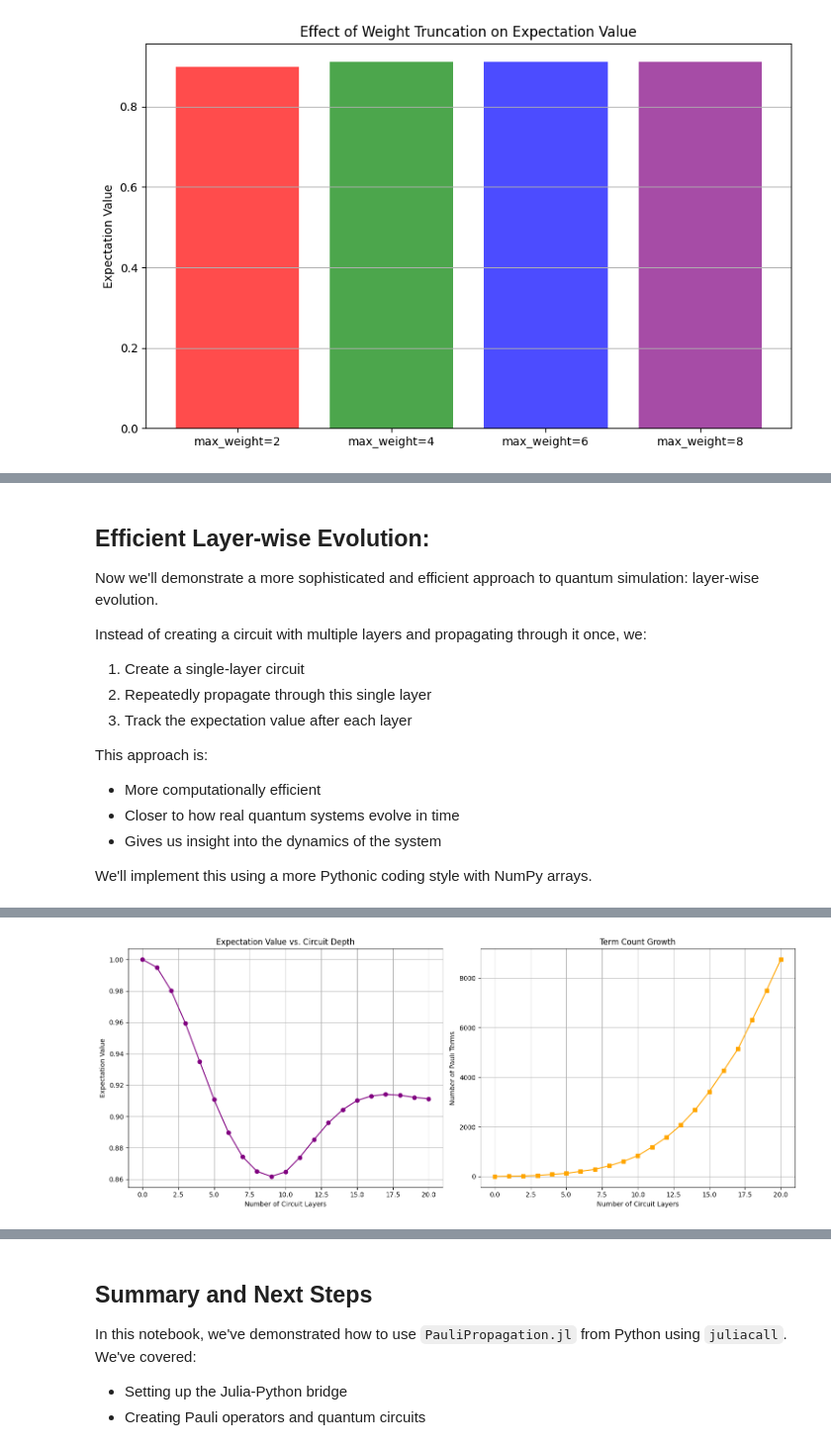
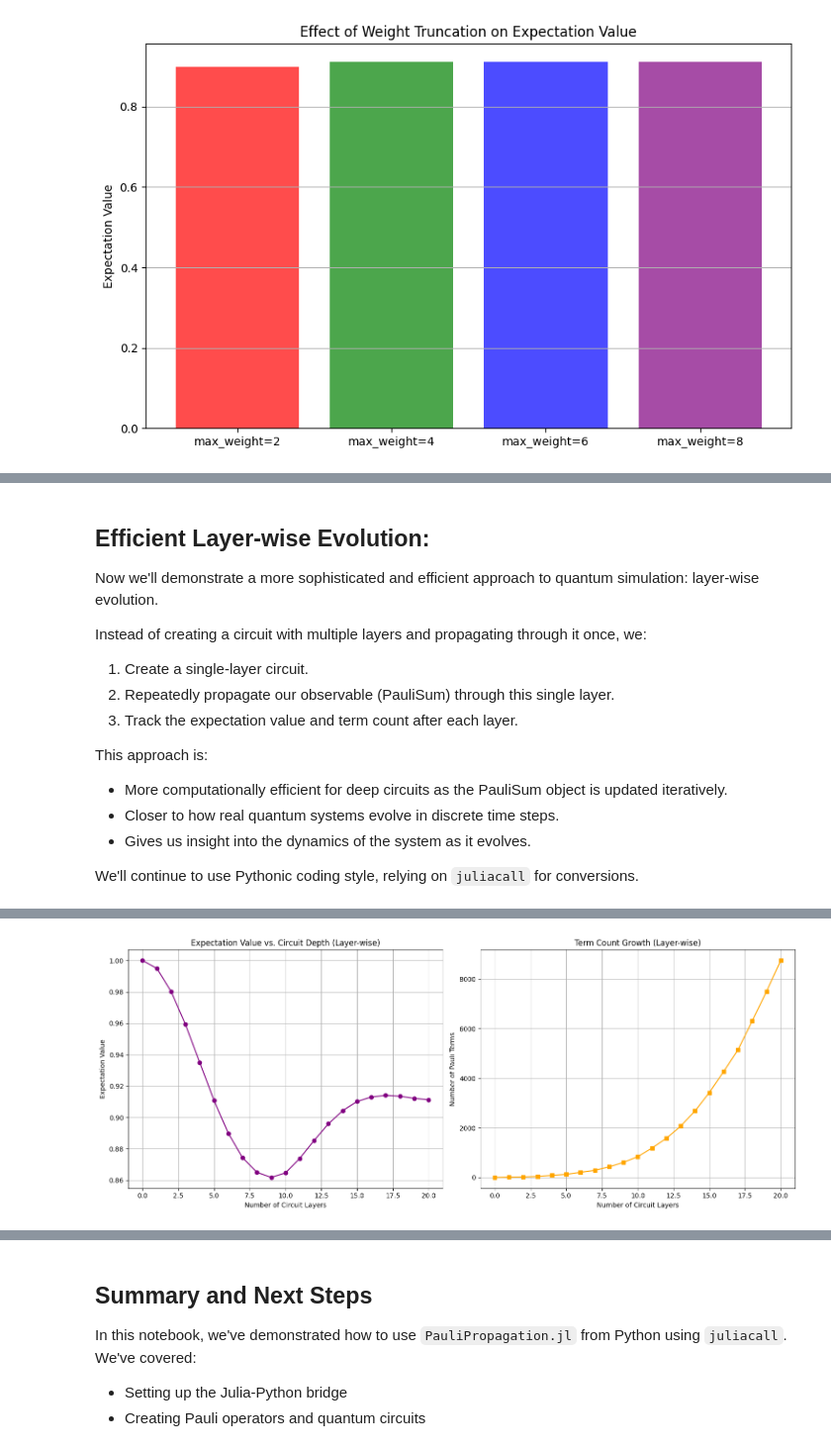
Before and after one commit to MSRudolph/PauliPropagation.jl, a Jupyter notebook: examples/Using_PauliPropagation_jl_from_Python.ipynb, the cells around one changed output, grey strips where cells are left out. Shown: that part at 99% size. Cells and saved outputs as stored; diff of their text form; code cells hidden in the pictures.

```diff
--- a/examples/Using_PauliPropagation_jl_from_Python.ipynb
+++ b/examples/Using_PauliPropagation_jl_from_Python.ipynb
@@ -370,62 +370,60 @@ Now we'll demonstrate a more sophisticated and efficient approach to quantum sim
 
 Instead of creating a circuit with multiple layers and propagating through it once, we:
 
-1. Create a single-layer circuit
-2. Repeatedly propagate through this single layer
-3. Track the expectation value after each layer
+1. Create a single-layer circuit.
+2. Repeatedly propagate our observable (PauliSum) through this single layer.
+3. Track the expectation value and term count after each layer.
 
 This approach is:
-- More computationally efficient
-- Closer to how real quantum systems evolve in time
-- Gives us insight into the dynamics of the system
+- More computationally efficient for deep circuits as the PauliSum object is updated iteratively.
+- Closer to how real quantum systems evolve in discrete time steps.
+- Gives us insight into the dynamics of the system as it evolves.
 
-We'll implement this using a more Pythonic coding style with NumPy arrays.
+We'll continue to use Pythonic coding style, relying on `juliacall` for conversions.
 # %%
 print("Let's watch the evolution layer by layer...")
 
 max_layers = 20
-dt = 0.1
+dt_layer = 0.1
 
-single_layer = pp.tiltedtfitrottercircuit(nqubits, 1, topology=custom_topology)
-num_layer_params = int(pp.countparameters(single_layer))
-numpy_layer_params = np.full(num_layer_params, dt)
-julia_layer_params = convert_to_julia_array(numpy_layer_params)
+single_layer_circuit = pp.tiltedtfitrottercircuit(nqubits, 1, topology=custom_connections_py)
+num_single_layer_params = pp.countparameters(single_layer_circuit)
+numpy_single_layer_params = np.full(num_single_layer_params, dt_layer)
 
-psum = pp.PauliSum(observable)
+current_psum = pp.PauliSum(pp.PauliString(nqubits, Zsym, nqubits // 2))
+
 
 layer_indices = list(range(0, max_layers + 1))
-expectation_values = [float(pp.overlapwithzero(psum))]
-term_counts = [int(jl.length(psum))]
-print(f"Layer 0, Overlap: {expectation_values[0]}, Terms: {term_counts[0]}")
+expectation_values_layerwise = [pp.overlapwithzero(current_psum)]
+term_counts_layerwise = [len(current_psum)]
+print(f"Layer 0, Overlap: {expectation_values_layerwise[0]:.4f}, Terms: {term_counts_layerwise[0]}")
 
 for layer in range(1, max_layers + 1):
-    psum = pp.propagate(
-        single_layer, psum, julia_layer_params,
+    current_psum = pp.propagate(
+        single_layer_circuit, current_psum, numpy_single_layer_params,
         max_weight=max_weight, min_abs_coeff=min_abs_coeff
     )
 
-    current_overlap = float(pp.overlapwithzero(psum))
-    current_terms = int(jl.length(psum))
-    expectation_values.append(current_overlap)
-    term_counts.append(current_terms)
+    current_overlap = pp.overlapwithzero(current_psum)
+    current_terms = len(current_psum)
+    expectation_values_layerwise.append(current_overlap)
+    term_counts_layerwise.append(current_terms)
 
     if layer % 5 == 0 or layer == 1 or layer == max_layers:
         print(f"Layer {layer}, Overlap: {current_overlap:.4f}, Terms: {current_terms}")
 
 fig, (ax1, ax2) = plt.subplots(1, 2, figsize=(15, 6))
 
-
-ax1.plot(layer_indices, expectation_values, 'o-', color='purple')
+ax1.plot(layer_indices, expectation_values_layerwise, 'o-', color='purple')
 ax1.set_xlabel('Number of Circuit Layers')
 ax1.set_ylabel('Expectation Value')
-ax1.set_title('Expectation Value vs. Circuit Depth')
+ax1.set_title('Expectation Value vs. Circuit Depth (Layer-wise)')
 ax1.grid(True)
 
-
-ax2.plot(layer_indices, term_counts, 's-', color='orange')
+ax2.plot(layer_indices, term_counts_layerwise, 's-', color='orange')
 ax2.set_xlabel('Number of Circuit Layers')
 ax2.set_ylabel('Number of Pauli Terms')
-ax2.set_title('Term Count Growth')
+ax2.set_title('Term Count Growth (Layer-wise)')
 ax2.grid(True)
 
 plt.tight_layout()
@@ -436,7 +434,7 @@ Layer 0, Overlap: 1.0, Terms: 1
 Layer 1, Overlap: 0.9950, Terms: 12
 Layer 5, Overlap: 0.9109, Terms: 125
 Layer 10, Overlap: 0.8647, Terms: 839
 Layer 15, Overlap: 0.9101, Terms: 3421
 Layer 20, Overlap: 0.9113, Terms: 8751
-[figure, old version]
+[figure, new version]
 # %% [markdown]
```
Also changed, not shown: parts of 18 cells of this notebook.
